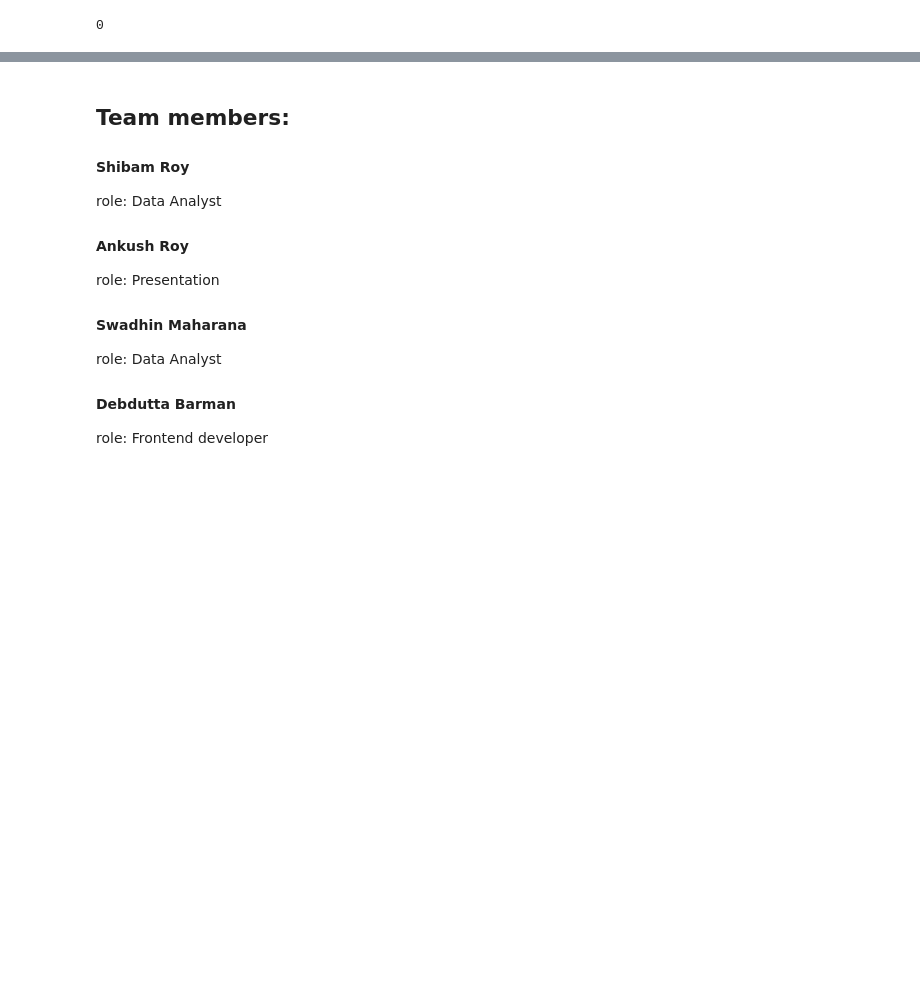
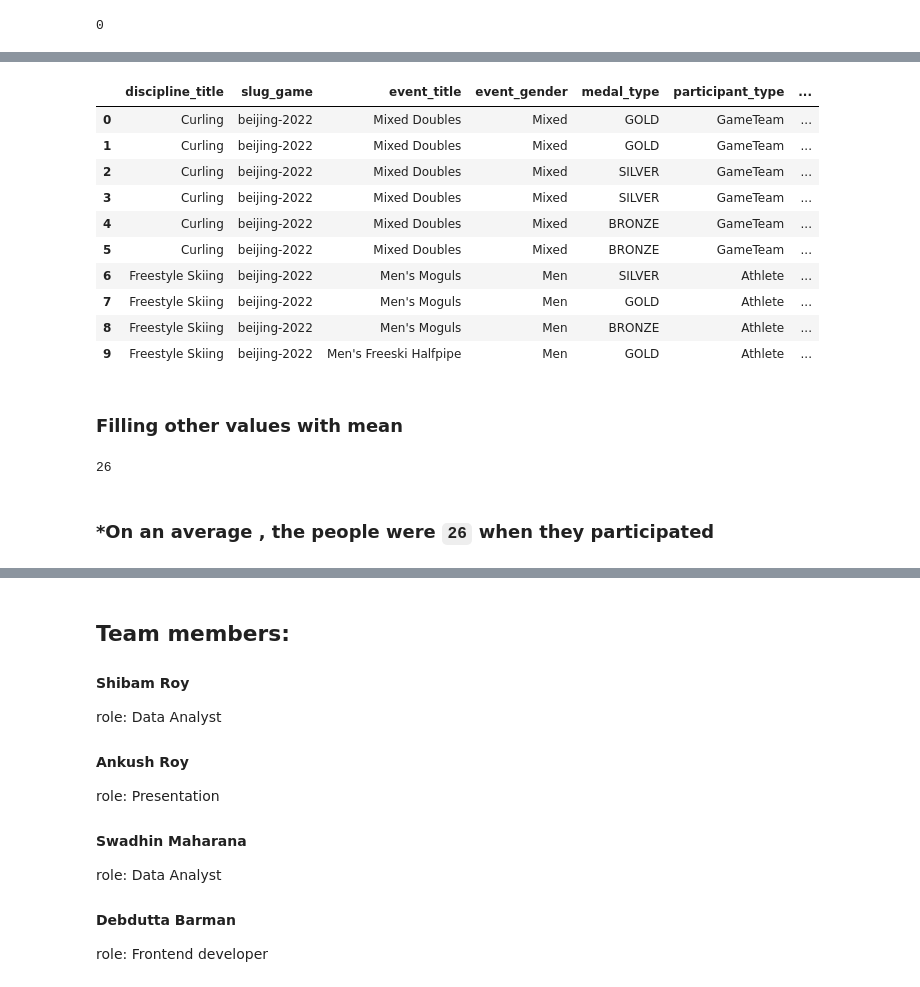
Before and after one commit to ShibamRoy9826/GeeksForGeeks-Hackathon-DataAnalysis-OlympicsData, a Jupyter notebook: GeeksForGeeks-Hackathon-Data-Analysis.ipynb, the cells around one changed output, grey strips where cells are left out. Drawn from its saved outputs; the diff is of its cells as text; code cells hidden in the pictures; blank space fills up the shorter version.

```diff
--- a/GeeksForGeeks-Hackathon-Data-Analysis.ipynb
+++ b/GeeksForGeeks-Hackathon-Data-Analysis.ipynb
@@ -336,0 +481,16 @@ We can now move to the next phase, as there's no more work to do
+# %%
+df['birth_year'] = pandas.to_numeric(df['birth_year'], errors='coerce').astype(float)
+# %%
+df.head(10)
+# %% [output]
+|  | discipline_title | slug_game | event_title | event_gender | medal_type | participant_type | ... |
+| 0 | Curling | beijing-2022 | Mixed Doubles | Mixed | GOLD | GameTeam | ... |
+| 1 | Curling | beijing-2022 | Mixed Doubles | Mixed | GOLD | GameTeam | ... |
+| 2 | Curling | beijing-2022 | Mixed Doubles | Mixed | SILVER | GameTeam | ... |
+| 3 | Curling | beijing-2022 | Mixed Doubles | Mixed | SILVER | GameTeam | ... |
+| 4 | Curling | beijing-2022 | Mixed Doubles | Mixed | BRONZE | GameTeam | ... |
+| 5 | Curling | beijing-2022 | Mixed Doubles | Mixed | BRONZE | GameTeam | ... |
+| 6 | Freestyle Skiing | beijing-2022 | Men's Moguls | Men | SILVER | Athlete | ... |
+| 7 | Freestyle Skiing | beijing-2022 | Men's Moguls | Men | GOLD | Athlete | ... |
+| 8 | Freestyle Skiing | beijing-2022 | Men's Moguls | Men | BRONZE | Athlete | ... |
+| 9 | Freestyle Skiing | beijing-2022 | Men's Freeski Halfpipe | Men | GOLD | Athlete | ... |
@@ -336,0 +507,8 @@ We can now move to the next phase, as there's no more work to do
+# %% [markdown]
+### Filling other values with mean
+# %%
+round(df.age.mean())
+# %% [output]
+26
+# %% [markdown]
+### *On an average , the people were `26` when they participated
```
Also changed, not shown: parts of 41 cells of this notebook.
